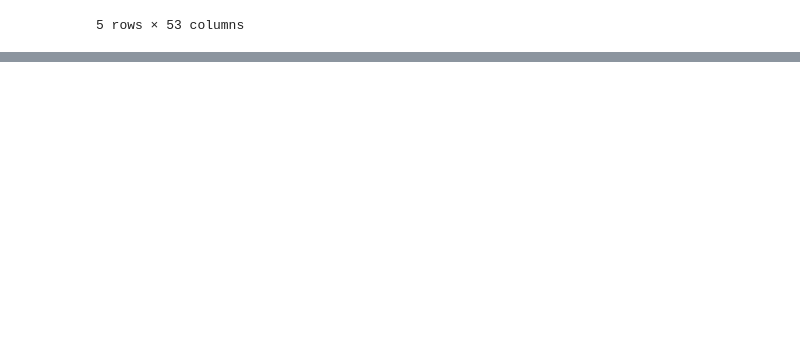
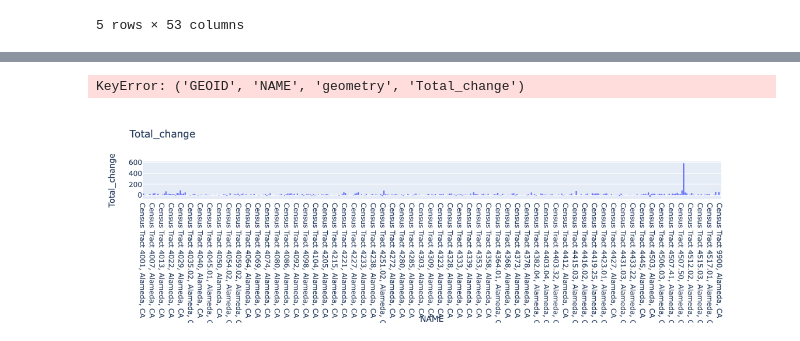
Before and after one commit to nlmatteson/UP206A--Final-Project, a Jupyter notebook: Group-Assignments/Untitled.ipynb, the cells around one changed output, grey strips where cells are left out. Drawn from its saved outputs; the diff is of its cells as text; code cells hidden in the pictures; blank space fills up the shorter version.

```diff
--- a/Group-Assignments/Untitled.ipynb
+++ b/Group-Assignments/Untitled.ipynb
@@ -109,0 +188,2 @@ ethnchange.head()
+# %%
+eth2=ethnchange.replace(to_replace=0, value=0.01)
@@ -110,2 +200,8 @@ ethnchange.head()
 # %%
-ethnchange.
+for i in list(eth2.columns):
+    if "2019" in i:
+        eth2[i.split("_")[0]+"_change"]= (((eth2[i]-eth2[i.split("_")[0]+"_2011"])/eth2[i.split("_")[0]+"_2011"])*100)
+# %%
+for i in list(ethnchange.columns):
+    if "2019" in i:
+        ethnchange[i.split("_")[0]+"_change"]= (((ethnchange[i]-ethnchange[i.split("_")[0]+"_2011"])/ethnchange[i.split("_")[0]+"_2011"])*100)
@@ -112,3 +244,9 @@ ethnchange.
+# %%
+for i in ethnchange.columns:
+    if "change" in i:
+        x=ethnchange['GEOID', 'NAME','geometry', i]
+# %% [output]
+KeyError: ('GEOID', 'NAME', 'geometry', 'Total_change')
 # %%
 ethnchange.replace([np.inf, -np.inf], np.nan, inplace=True)
 ethnchange.dropna(inplace=True)
@@ -125,0 +268,15 @@ ethn2=ethnala['GEOID',
+# %%
+# a simple bar chart, putting date on the x-axis
+fig = px.bar(ethnchange,
+       x='NAME',
+        y='Total_change',
+       title='Total_change'
+      )
+
+# get rid of white lines inside the bars
+fig.update_traces(marker_line_width=0)
+
+# show the figure
+fig.show()
+# %% [output]
+[figure, added]
```
Also changed, not shown: parts of 29 cells of this notebook.
